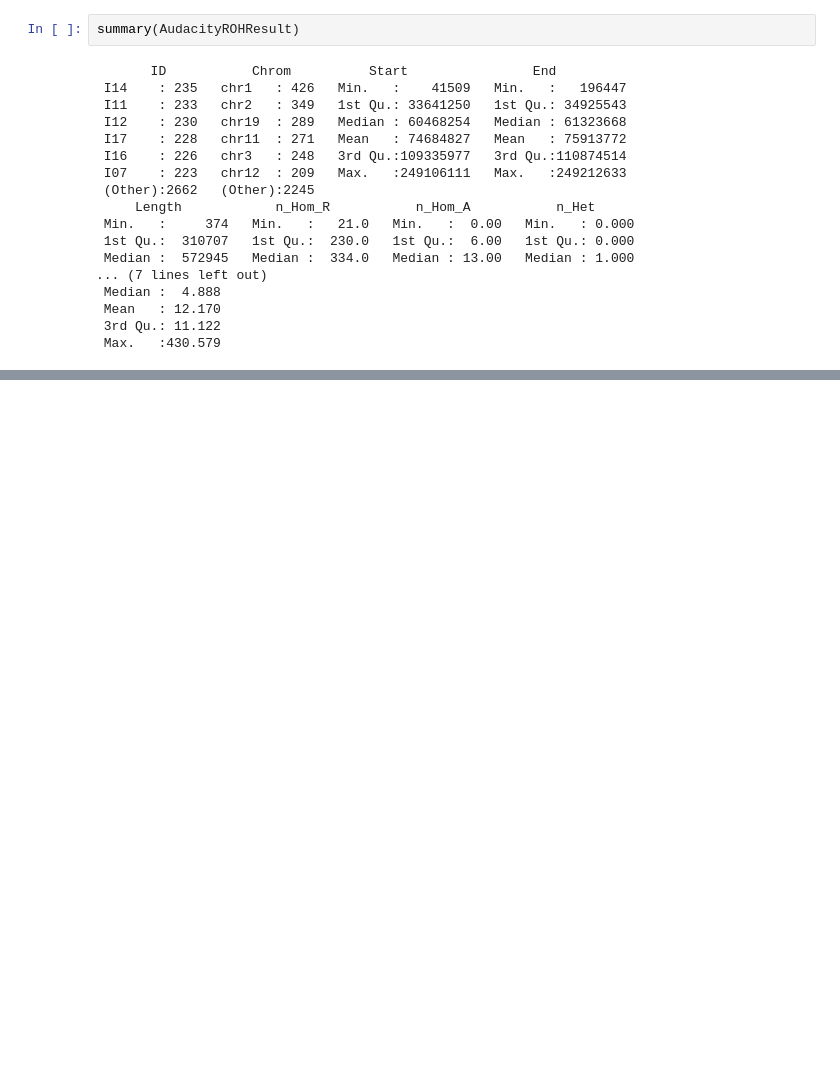
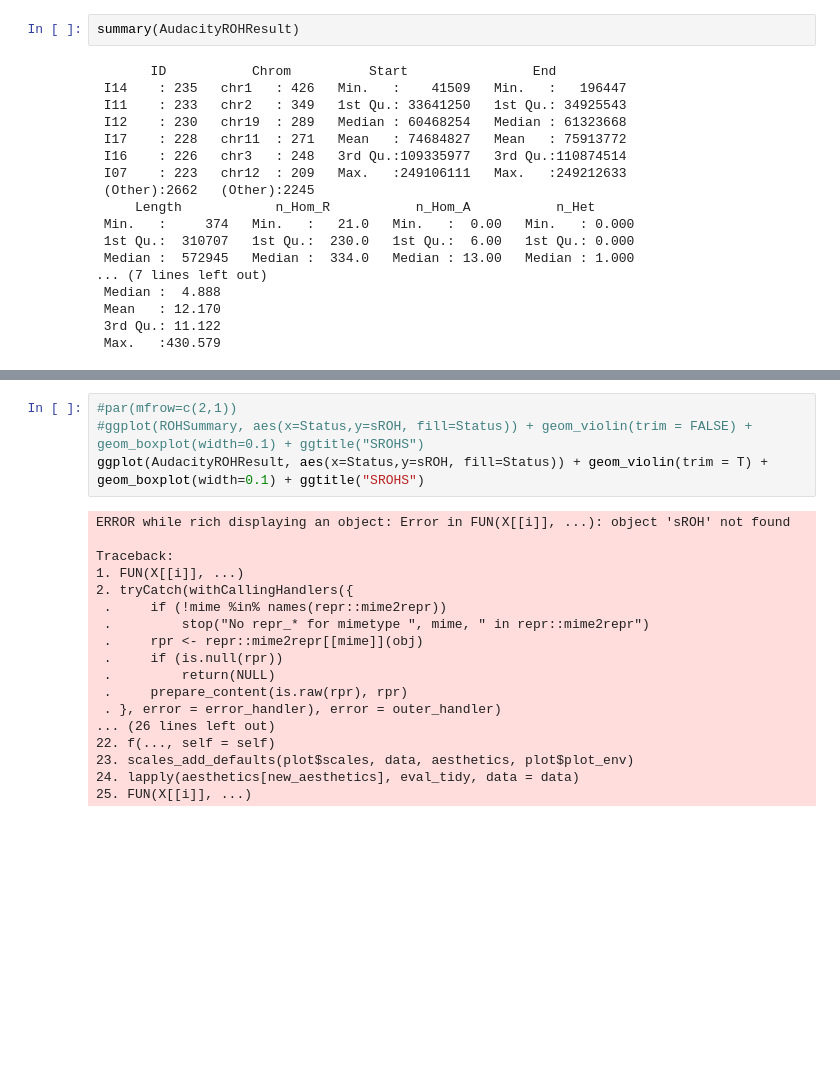
Before and after one commit to tgiangregorio/Medical_Genomics, a Jupyter notebook: ROH.statistics.ipynb, the cells around one changed output, grey strips where cells are left out. Cells and saved outputs as stored; diff of their text form; blank space fills up the shorter version.

```diff
--- a/ROH.statistics.ipynb
+++ b/ROH.statistics.ipynb
@@ -144 +113,24 @@ A grouped_df: 20 × 5
+# %%
+#par(mfrow=c(2,1))
+#ggplot(ROHSummary, aes(x=Status,y=sROH, fill=Status)) + geom_violin(trim = FALSE) + geom_boxplot(width=0.1) + ggtitle("SROHS")
+ggplot(AudacityROHResult, aes(x=Status,y=sROH, fill=Status)) + geom_violin(trim = T) + geom_boxplot(width=0.1) + ggtitle("SROHS")
+# %% [output]
+ERROR while rich displaying an object: Error in FUN(X[[i]], ...): object 'sROH' not found
+
+Traceback:
+1. FUN(X[[i]], ...)
+2. tryCatch(withCallingHandlers({
+ .     if (!mime %in% names(repr::mime2repr))
+ .         stop("No repr_* for mimetype ", mime, " in repr::mime2repr")
+ .     rpr <- repr::mime2repr[[mime]](obj)
+ .     if (is.null(rpr))
+ .         return(NULL)
+ .     prepare_content(is.raw(rpr), rpr)
+ . }, error = error_handler), error = outer_handler)
+... (26 lines left out)
+22. f(..., self = self)
+23. scales_add_defaults(plot$scales, data, aesthetics, plot$plot_env)
+24. lapply(aesthetics[new_aesthetics], eval_tidy, data = data)
+25. FUN(X[[i]], ...)
+[figure, added]
 # %%
```
Also changed, not shown: parts of 15 cells of this notebook.
